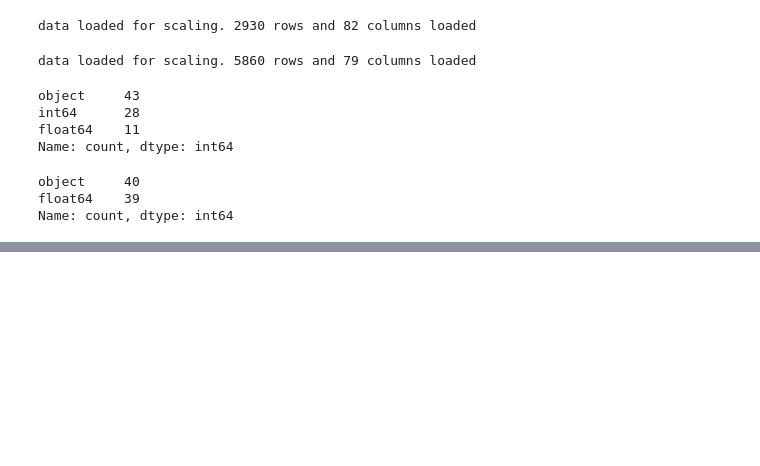
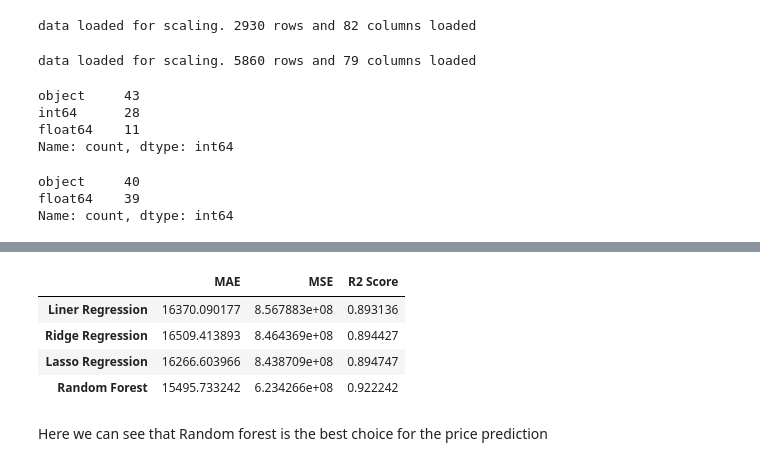
Before and after one commit to rushabh819/housing-price-regression, a Jupyter notebook: notebook/checker.ipynb, the cells around one changed output, grey strips where cells are left out. Drawn from its saved outputs; the diff is of its cells as text; code cells hidden in the pictures; blank space fills up the shorter version.

```diff
--- a/notebook/checker.ipynb
+++ b/notebook/checker.ipynb
@@ -527,0 +547,50 @@ Name: count, dtype: int64
+# %%
+import pandas as pd
+
+from sklearn.linear_model import LinearRegression, Ridge, Lasso
+from sklearn.ensemble import RandomForestRegressor
+
+from sklearn.model_selection import train_test_split
+
+from sklearn.metrics import r2_score, mean_absolute_error, mean_squared_error
+
+# import the data
+data = pd.read_csv("../data/processed/Clean_AmesHousing.csv")
+
+# making feature and target datasets
+X = data.drop(columns='SalePrice')
+y = data['SalePrice']
+
+# train test split
+X_train, X_test, y_train, y_test = train_test_split(X, y, test_size= 0.2, random_state= 42)
+
+# Preparing Models dictionary
+models = {
+    "Liner Regression": LinearRegression(),
+    "Ridge Regression": Ridge(alpha= 1.0),
+    "Lasso Regression": Lasso(alpha= 1.0),
+    "Random Forest": RandomForestRegressor(n_estimators= 100, random_state= 42)
+}
+
+# evalution container
+results = dict()
+
+# training and evaluating each models
+for model_name, model in models.items():
+    model.fit(X_train, y_train)
+    y_pred = model.predict(X_test)
+    results[model_name] = {
+        "MAE": mean_absolute_error(y_test, y_pred),
+        "MSE": mean_squared_error(y_test, y_pred),
+        "R2 Score": r2_score(y_test, y_pred)
+    }
+# %%
+pd.DataFrame(results).T
+# %% [output]
+|  | MAE | MSE | R2 Score |
+| Liner Regression | 16370.090177 | 8.567883e+08 | 0.893136 |
+| Ridge Regression | 16509.413893 | 8.464369e+08 | 0.894427 |
+| Lasso Regression | 16266.603966 | 8.438709e+08 | 0.894747 |
+| Random Forest | 15495.733242 | 6.234266e+08 | 0.922242 |
+# %% [markdown]
+Here we can see that Random forest is the best choice for the price prediction
```
Also changed, not shown: parts of 5 cells of this notebook, 3 other files.
